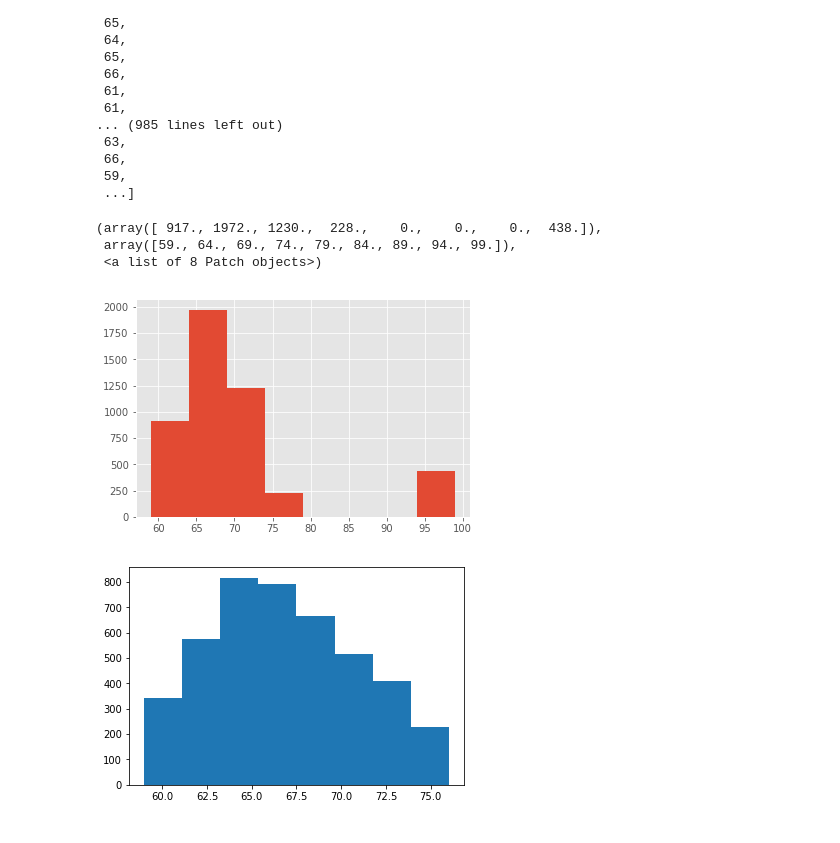
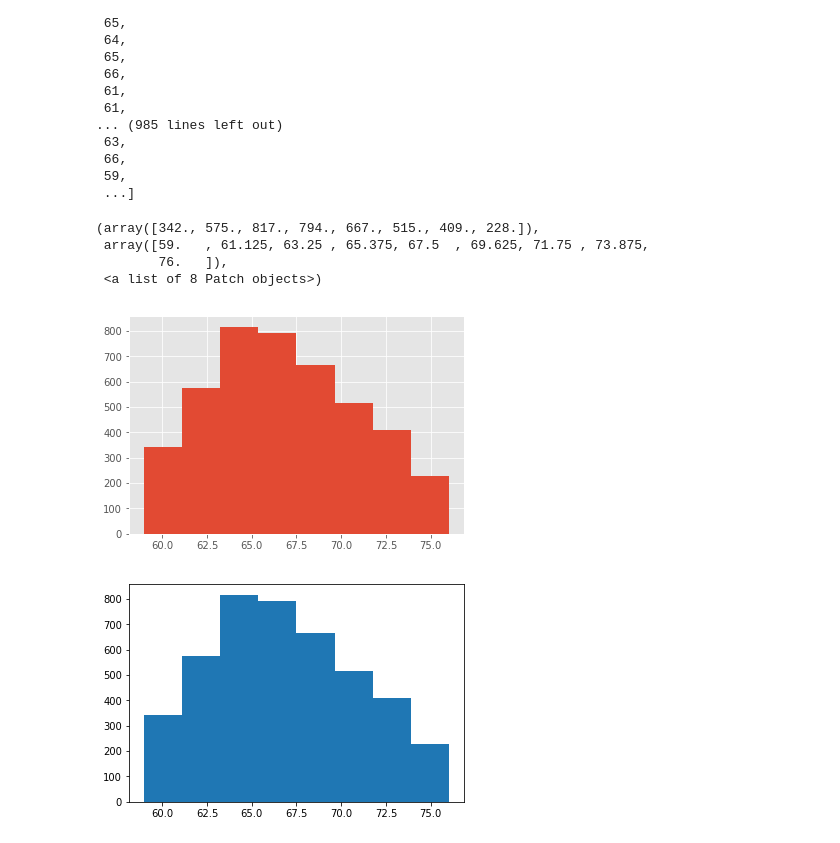
Before and after one commit to abhijeet5793/dsc-1-02-17-implementing-statistics-with-functions-lab-nyc-ds-career-031119, a Jupyter notebook: index.ipynb, the cells around one changed output. Saved outputs shown, nothing was run; the diff lists cells and outputs as text; code cells hidden in the pictures.

```diff
--- a/index.ipynb
+++ b/index.ipynb
@@ -146,12 +146,13 @@ filter_list(v)
 # %%
 filtht = filter_list(v)
 # %%
-plt.hist(filt, bins=8)
+plt.hist(filtht, bins=8)
 # %% [output]
-(array([ 917., 1972., 1230.,  228.,    0.,    0.,    0.,  438.]),
- array([59., 64., 69., 74., 79., 84., 89., 94., 99.]),
+(array([342., 575., 817., 794., 667., 515., 409., 228.]),
+ array([59.   , 61.125, 63.25 , 65.375, 67.5  , 69.625, 71.75 , 73.875,
+        76.   ]),
  <a list of 8 Patch objects>)
-[figure, old version]
+[figure, new version]
 # %%
 # Plot a histogram for the filtered list - use 8 bins as before
 import matplotlib.pyplot as plt
```
